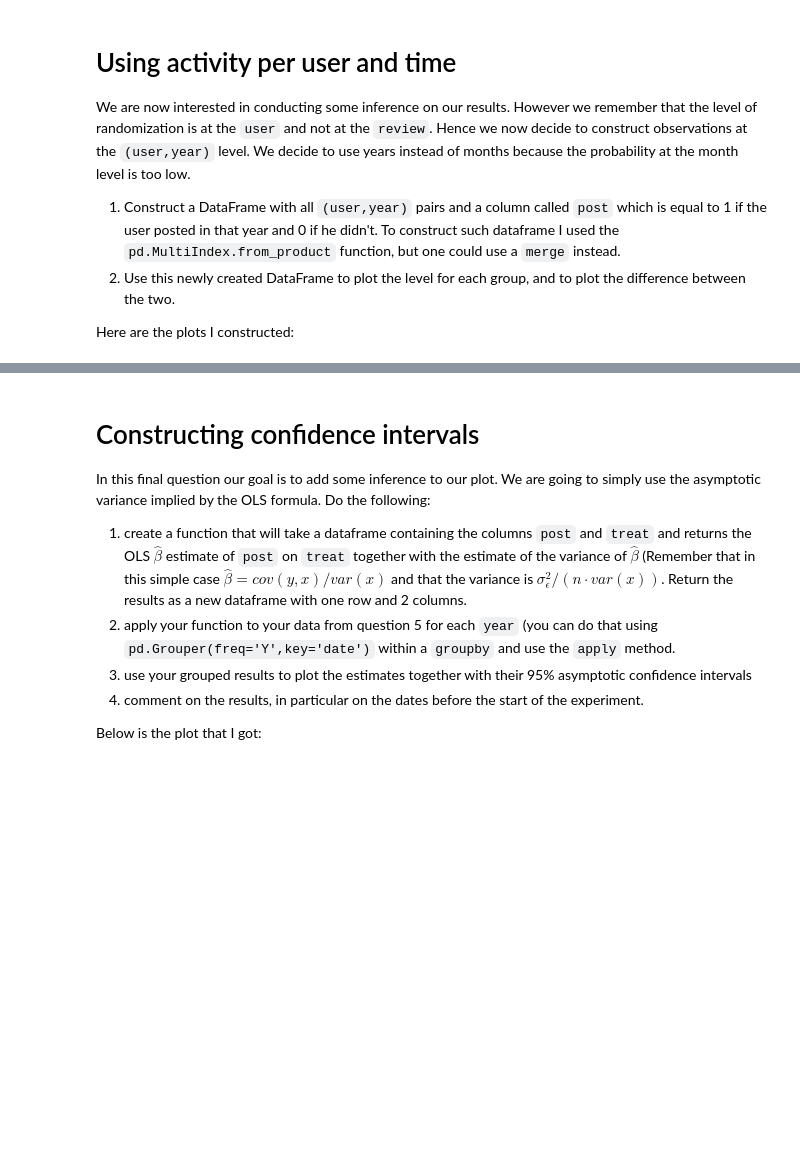
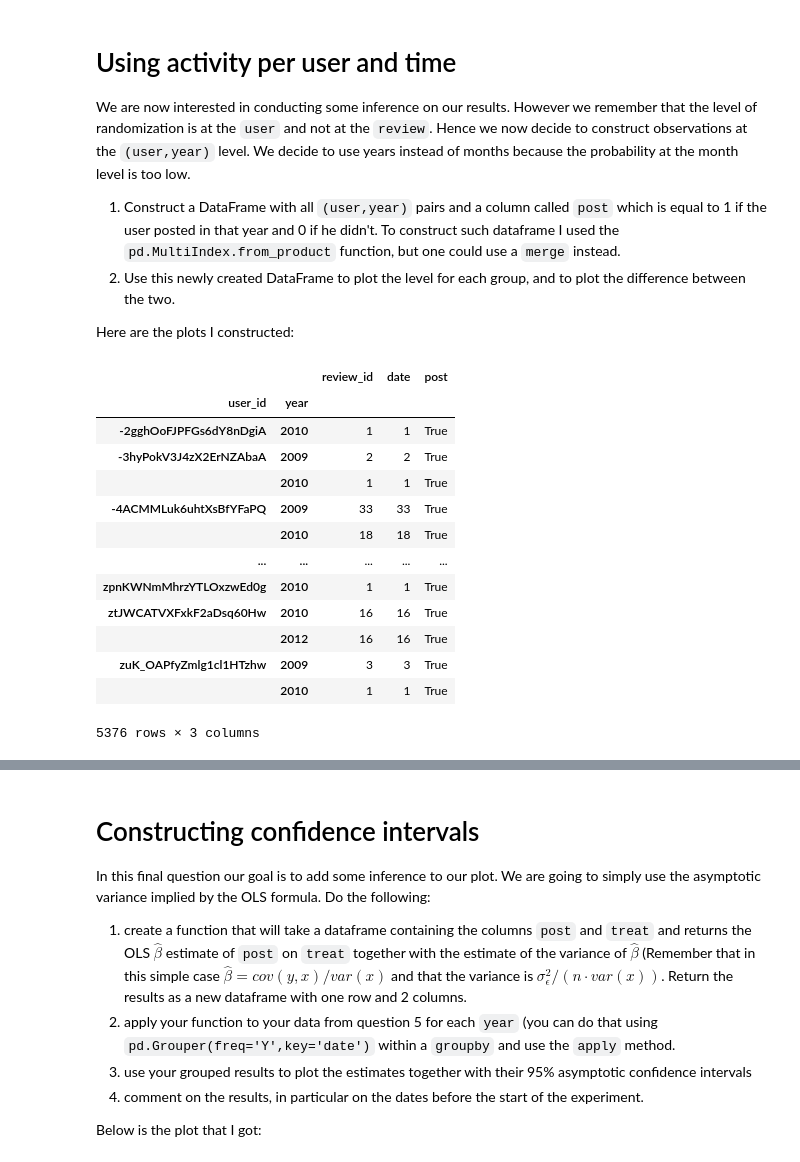
Before and after one commit to vma101/big_data_tools, a Jupyter notebook: hw3_quasi.ipynb, the cells around one changed output, grey strips where cells are left out. Saved outputs shown, nothing was run; the diff lists cells and outputs as text; code cells hidden in the pictures; blank space fills up the shorter version.

```diff
--- a/hw3_quasi.ipynb
+++ b/hw3_quasi.ipynb
@@ -370,3 +338,20 @@ user_year_treat.fillna(0, inplace = True)
+# %%
+treat_tab
+# %% [output]
+|  |  | review_id | date | post |
+| user_id | year |  |  |  |
+| -2gghOoFJPFGs6dY8nDgiA | 2010 | 1 | 1 | True |
+| -3hyPokV3J4zX2ErNZAbaA | 2009 | 2 | 2 | True |
+|  | 2010 | 1 | 1 | True |
+| -4ACMMLuk6uhtXsBfYFaPQ | 2009 | 33 | 33 | True |
+|  | 2010 | 18 | 18 | True |
+| ... | ... | ... | ... | ... |
+| zpnKWNmMhrzYTLOxzwEd0g | 2010 | 1 | 1 | True |
+| ztJWCATVXFxkF2aDsq60Hw | 2010 | 16 | 16 | True |
+|  | 2012 | 16 | 16 | True |
+| zuK_OAPfyZmlg1cl1HTzhw | 2009 | 3 | 3 | True |
+|  | 2010 | 1 | 1 | True |
+5376 rows × 3 columns
 # %%
 # Construct Control Part of the dataframe
 
```
Also changed, not shown: parts of 20 cells of this notebook.
